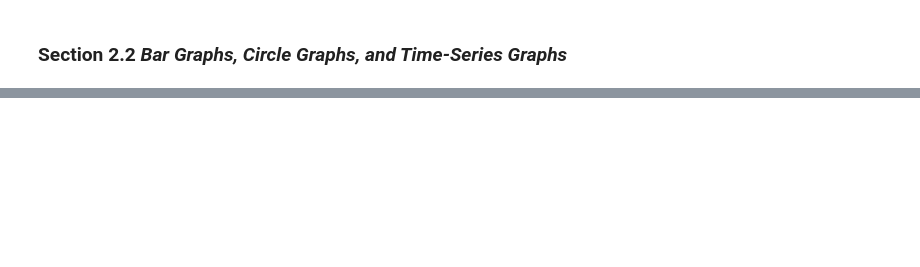
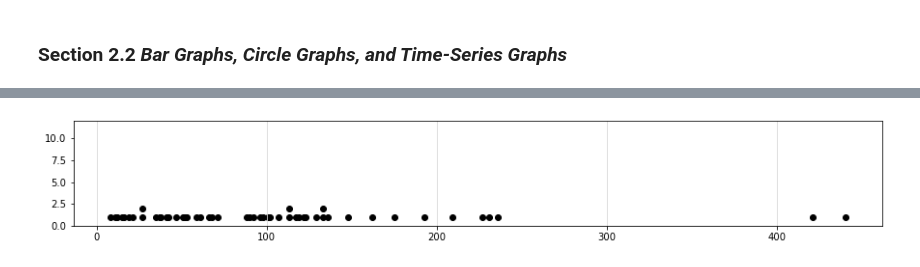
Before and after one commit to markrichter14/Stats, a Jupyter notebook: Chapter 2.ipynb, the cells around one changed output, grey strips where cells are left out. Saved outputs shown, nothing was run; the diff lists cells and outputs as text; code cells hidden in the pictures; blank space fills up the shorter version.

```diff
--- a/Chapter 2.ipynb
+++ b/Chapter 2.ipynb
@@ -708,0 +1184,15 @@ rel_freq: [0.14285714 0.23809524 0.11904762 0.30952381 0.19047619]
+# %%
+# Sec 2.3 Problem 4
+path = '/home/mark/Documents/Class/Understanding Basic Statistics/Data/Chapter 2'
+fn = 'Prob0203_03.xls'
+df = pd.read_excel(os.path.join(path, fn))
+
+# df = df.set_index('Age')
+
+display(df.head())
+print(f'size: {df.size}')
+
+stem_leave(df.iloc[:, 1], fill=True)
+
+# The outliers are greater than 400
+display(df[df['Hospitals'] > 400])
@@ -708,0 +1226,4 @@ rel_freq: [0.14285714 0.23809524 0.11904762 0.30952381 0.19047619]
+# %%
+dotplot(df.iloc[:, 1])
+# %% [output]
+[figure, added]
```
Also changed, not shown: parts of 47 cells of this notebook, 4 other files.
